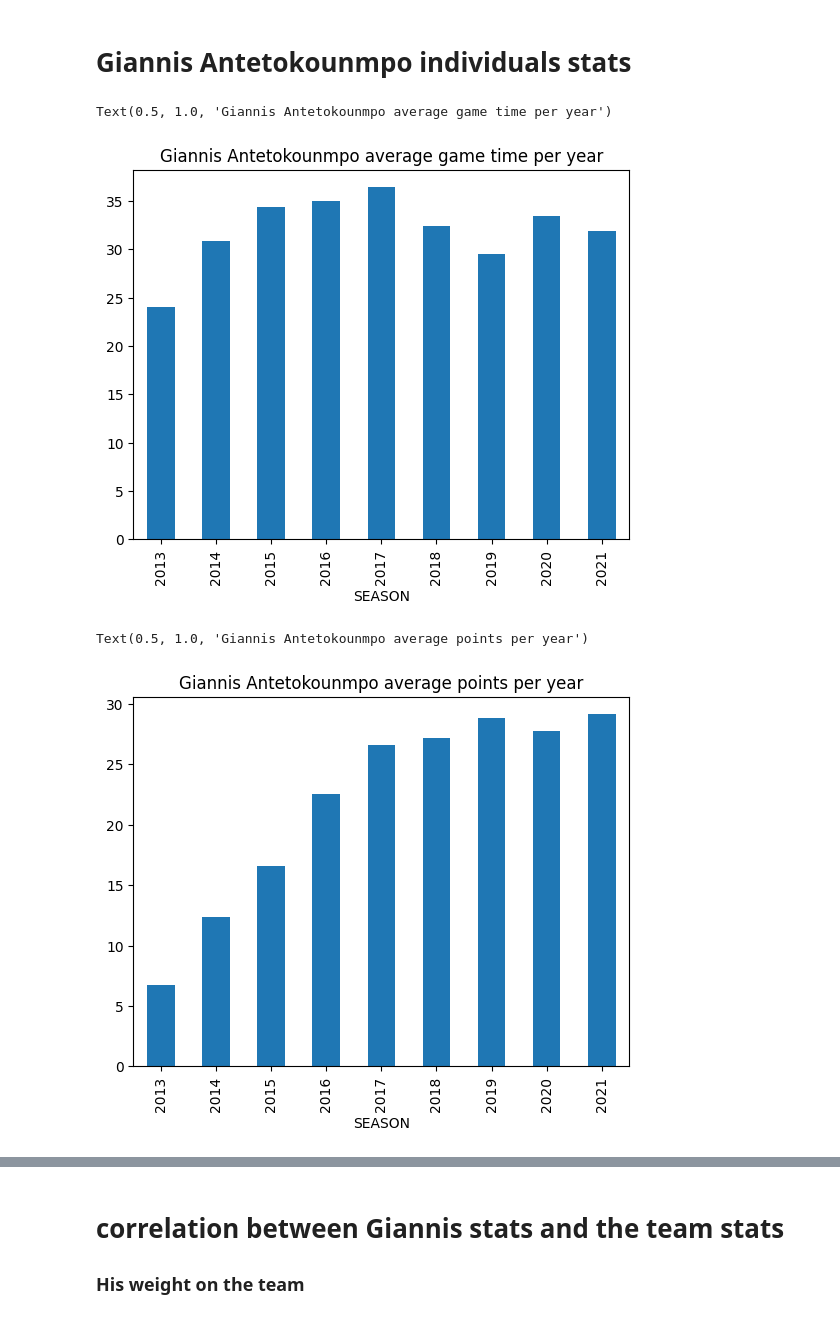
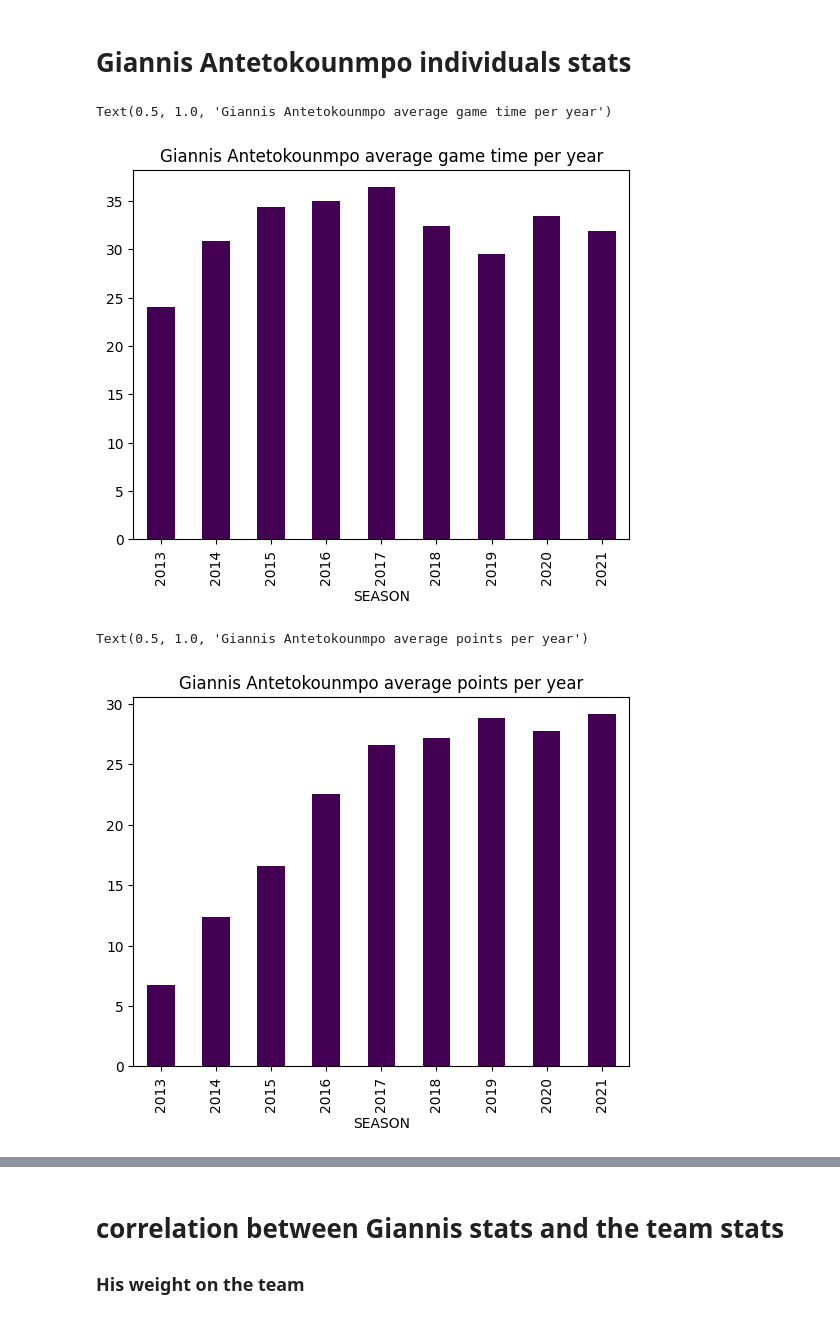
Before and after one commit to bktraore/ironhack-Final-Project, a Jupyter notebook: final_project/gamesxgiannis_py.ipynb, the cells around one changed output, grey strips where cells are left out. Cells and saved outputs as stored; diff of their text form; code cells hidden in the pictures.

```diff
--- a/final_project/gamesxgiannis_py.ipynb
+++ b/final_project/gamesxgiannis_py.ipynb
@@ -87,14 +77,14 @@ Text(0.5, 1.0, 'correlation in the dataframe')
 # %% [markdown]
 # Giannis Antetokounmpo individuals stats
 # %%
-df.groupby(['SEASON'])['MIN'].mean().plot.bar()
+df.groupby(['SEASON'])['MIN'].mean().plot.bar(cmap='viridis')
 plt.title('Giannis Antetokounmpo average game time per year')
 # %% [output]
 Text(0.5, 1.0, 'Giannis Antetokounmpo average game time per year')
-[figure, old version]
+[figure, new version]
 # %%
-df.groupby(['SEASON'])['PTS'].mean().plot.bar()
+df.groupby(['SEASON'])['PTS'].mean().plot.bar(cmap='viridis')
 plt.title('Giannis Antetokounmpo average points per year')
 # %% [output]
 Text(0.5, 1.0, 'Giannis Antetokounmpo average points per year')
-[figure, old version]
+[figure, new version]
```
Also changed, not shown: parts of 12 cells of this notebook, 4 other files.
